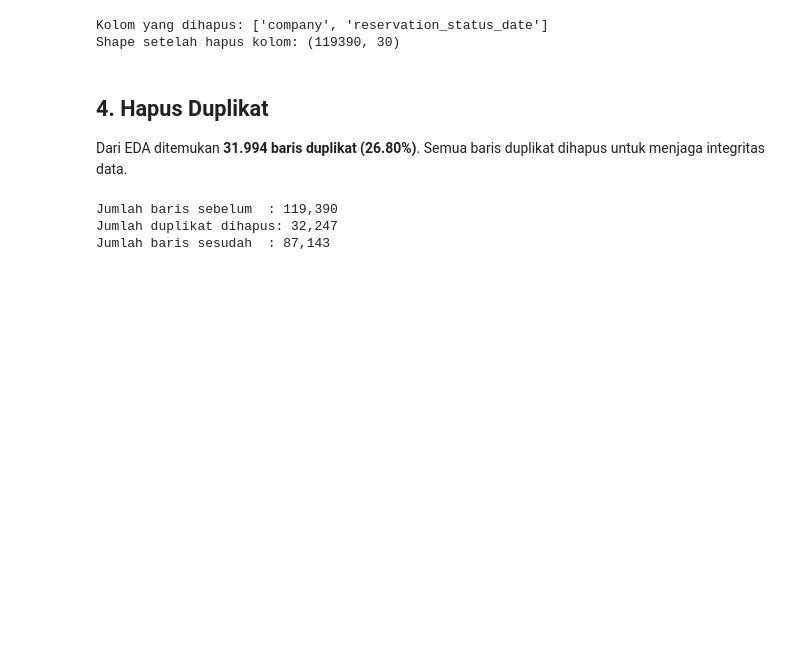
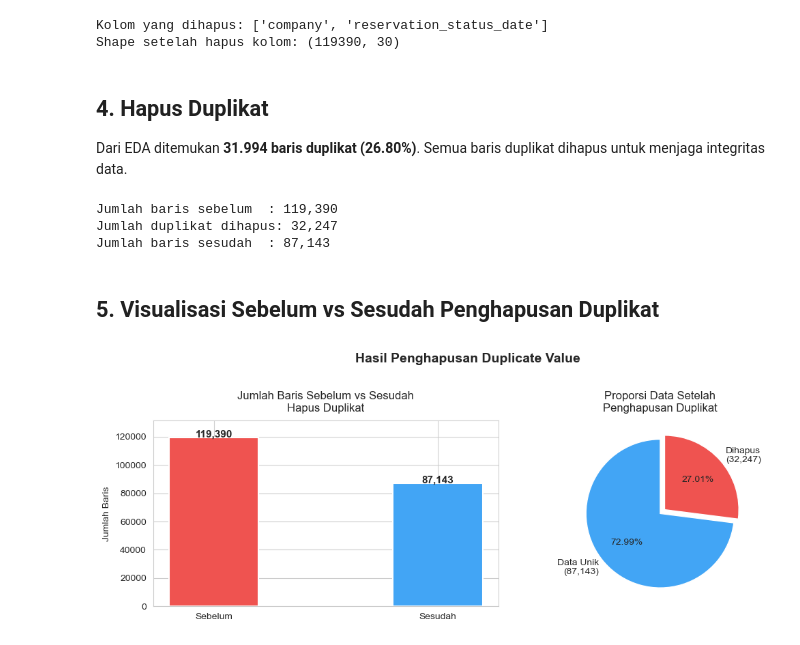
Before and after one commit to MuhammadShidqiHanifUSK/A_Project_VisDat_Klp1, a Jupyter notebook: notebooks/preprocessing.ipynb, the cells around one changed output. Saved outputs shown, nothing was run; the diff lists cells and outputs as text; code cells hidden in the pictures; blank space fills up the shorter version.

Commit message:
Edit preprocessing.ipynb: Add Chart Before Vs After Deletion of Duplicate Values

```diff
--- a/notebooks/preprocessing.ipynb
+++ b/notebooks/preprocessing.ipynb
@@ -55,3 +55,33 @@ print(f"Jumlah baris sesudah  : {sesudah:,}")
 Jumlah baris sebelum  : 119,390
 Jumlah duplikat dihapus: 32,247
 Jumlah baris sesudah  : 87,143
+# %% [markdown]
+## 5. Visualisasi Sebelum vs Sesudah Penghapusan Duplikat
+# %%
+sns.set_style('whitegrid')
+fig, axes = plt.subplots(1, 2, figsize=(11, 4))
+
+labels = ['Sebelum', 'Sesudah']
+values = [sebelum, sesudah]
+colors = ['#EF5350', '#42A5F5']
+
+bars = axes[0].bar(labels, values, color=colors, width=0.4, edgecolor='white', linewidth=1.5)
+for bar, val in zip(bars, values):
+    axes[0].text(bar.get_x() + bar.get_width()/2, bar.get_height() + 300,
+                 f'{val:,}', ha='center', fontsize=11, fontweight='bold')
+axes[0].set_title('Jumlah Baris Sebelum vs Sesudah\nHapus Duplikat', fontsize=12, pad=10)
+axes[0].set_ylabel('Jumlah Baris')
+axes[0].set_ylim(0, sebelum * 1.1)
+
+sizes = [sesudah, sebelum - sesudah]
+pie_labels = [f'Data Unik\n({sesudah:,})', f'Dihapus\n({sebelum - sesudah:,})']
+axes[1].pie(sizes, labels=pie_labels, autopct='%1.2f%%',
+            colors=['#42A5F5', '#EF5350'], startangle=90,
+            explode=[0, 0.08], textprops={'fontsize': 10})
+axes[1].set_title('Proporsi Data Setelah\nPenghapusan Duplikat', fontsize=12, pad=10)
+
+plt.suptitle('Hasil Penghapusan Duplicate Value', fontsize=14, fontweight='bold', y=1.02)
+plt.tight_layout()
+plt.show()
+# %% [output]
+[figure, added]
```
